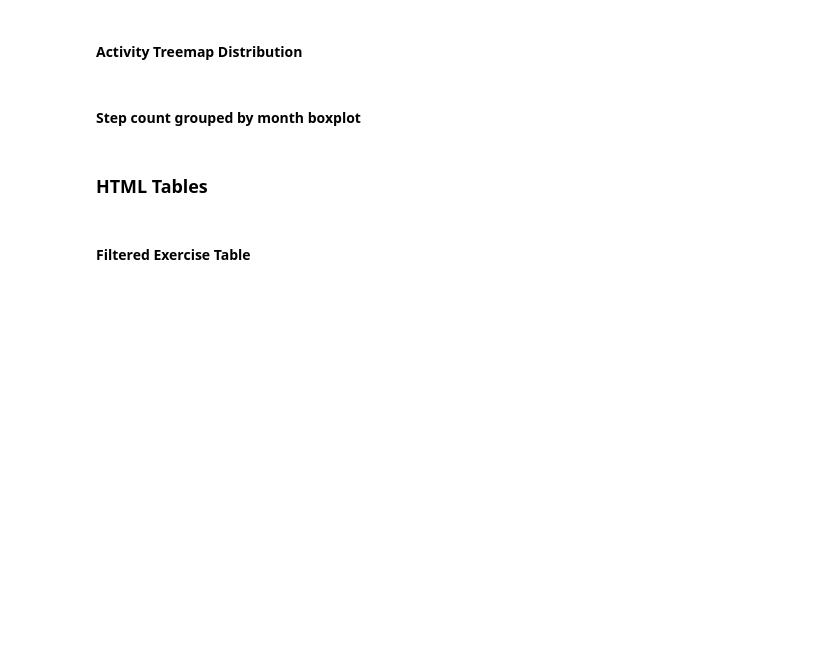
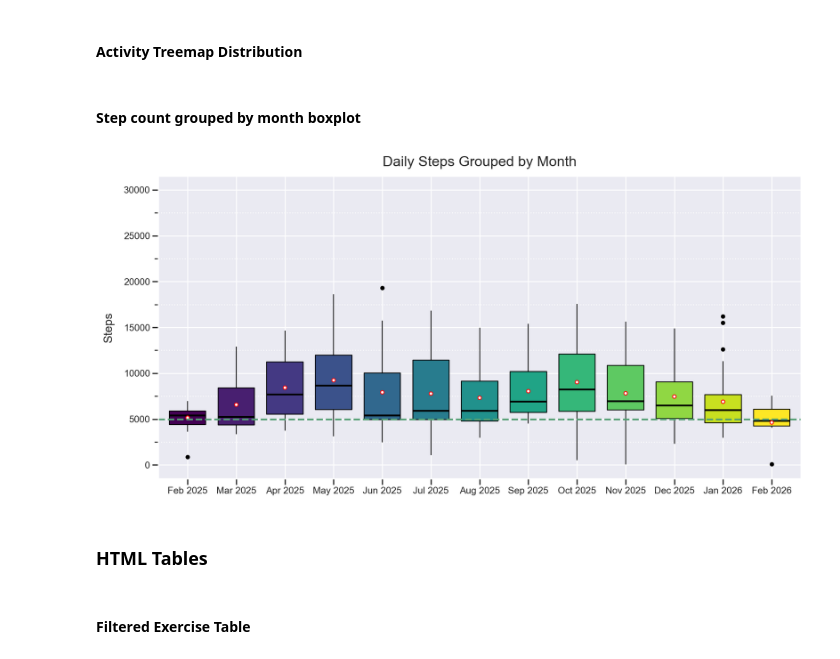
Before and after one commit to Ryan-Iacovone/Habit-Tracker-Website, a Jupyter notebook: QA_Env.ipynb, the cells around one changed output. Cells and saved outputs as stored; diff of their text form; code cells hidden in the pictures; blank space fills up the shorter version.

```diff
--- a/QA_Env.ipynb
+++ b/QA_Env.ipynb
@@ -638,29 +1090,33 @@ apple_steps['month'] = pd.Categorical(apple_steps['month'], categories=month_ord
 # %%
 ############### Step count grouped by month ###############
 #steps_day = gen_steps_month_df(l_1_y)
 
 #def Steps_Boxplot():
 plot = (
     ggplot(apple_steps, aes(x='month', y='value', fill='month')) +
 
     geom_boxplot(color="black") +
     stat_summary(fun_data="mean_cl_boot", geom = "point", fill = "white", color = "red") +
+
+    geom_hline(yintercept=5000, color="#549f74", linetype='dashed', size=1) + # Step goal
 
     labs(title="Daily Steps Grouped by Month",
         x="",
         y="Steps") +
 
     scale_y_continuous(breaks = range(0, 32500, 5000),
                     minor_breaks=range(0, 32500, 2500),  # Can't do minor ticks 2.5 because int not float :(
                     limits = [0, 30000]) +
 
     theme_seaborn() +
 
     theme(axis_text_x=element_text(),
         figure_size=(10, 5),
         legend_position='none',
         panel_grid_minor_y = element_line(color = "White", linetype = "dotted")))
 plot
+# %% [output]
+[figure, added]
 # %% [markdown]
 ### HTML Tables
 # %% [markdown]
```
Also changed, not shown: parts of 70 cells of this notebook, 10 other files.
